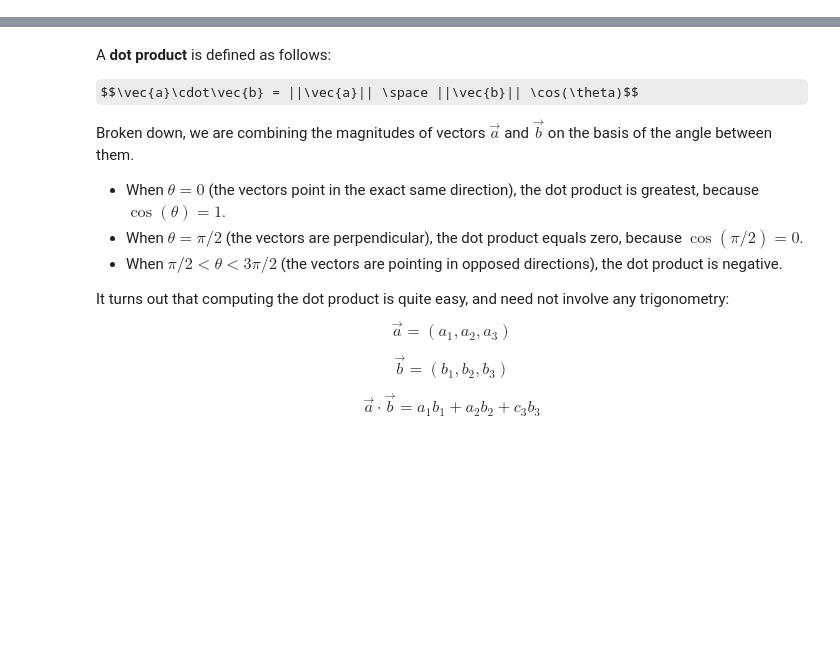
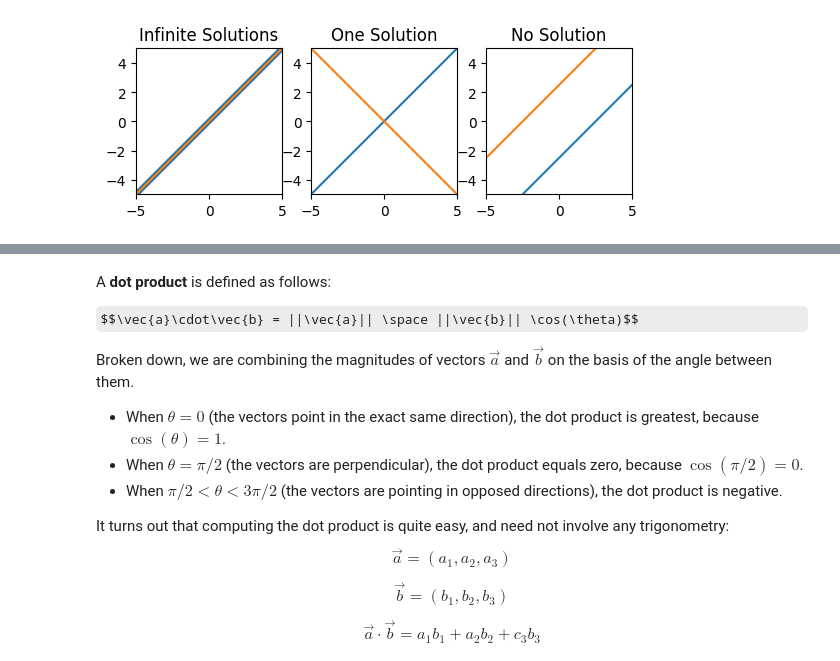
Before and after one commit to sengutengu/data-science-foundations, a Jupyter notebook: linalg.ipynb, the cells around one changed output, grey strips where cells are left out. Drawn from its saved outputs; the diff is of its cells as text; code cells hidden in the pictures; some formulas as TeX source; blank space fills up the shorter version.

```diff
--- a/linalg.ipynb
+++ b/linalg.ipynb
@@ -0,0 +31,34 @@
+# %%
+import numpy as np
+import matplotlib.pyplot as plt
+
+x = np.linspace(-5, 5, 10)
+y = np.linspace(-5, 5, 10)
+
+plt.subplot(1,3,1)
+plt.plot(x,y,linewidth=4)
+plt.plot(x,y)
+plt.title("Infinite Solutions")
+plt.axis("square")
+plt.xlim(-5,5)
+plt.ylim(-5,5)
+
+plt.subplot(1,3,2)
+plt.plot(x,y)
+plt.plot(x,-y)
+plt.title("One Solution")
+plt.axis("square")
+plt.xlim(-5,5)
+plt.ylim(-5,5)
+
+plt.subplot(1,3,3)
+plt.plot(x,y-2.5)
+plt.plot(x,y+2.5)
+plt.title("No Solution")
+plt.axis("square")
+plt.xlim(-5,5)
+plt.ylim(-5,5)
+
+plt.show()
+# %% [output]
+[figure, added]
```
Also changed, not shown: parts of 15 cells of this notebook.
